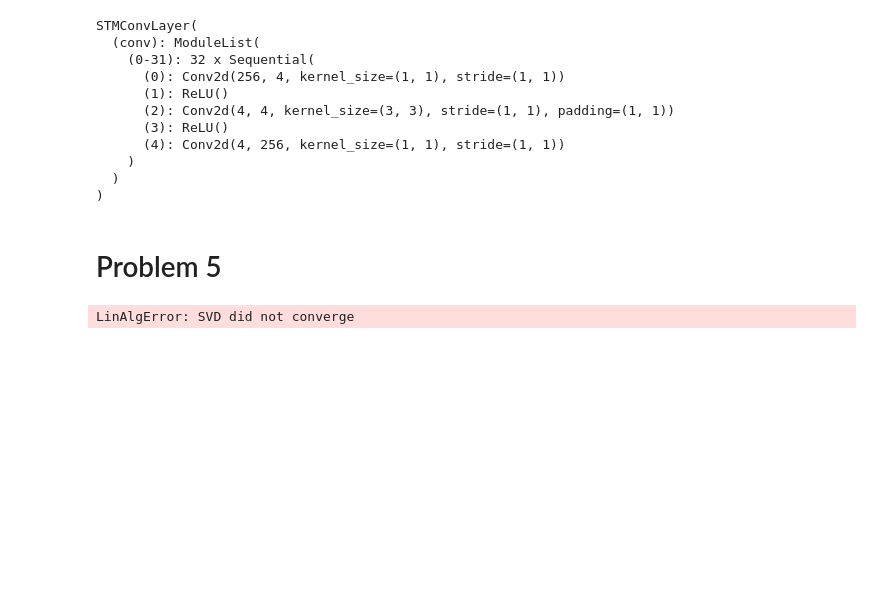
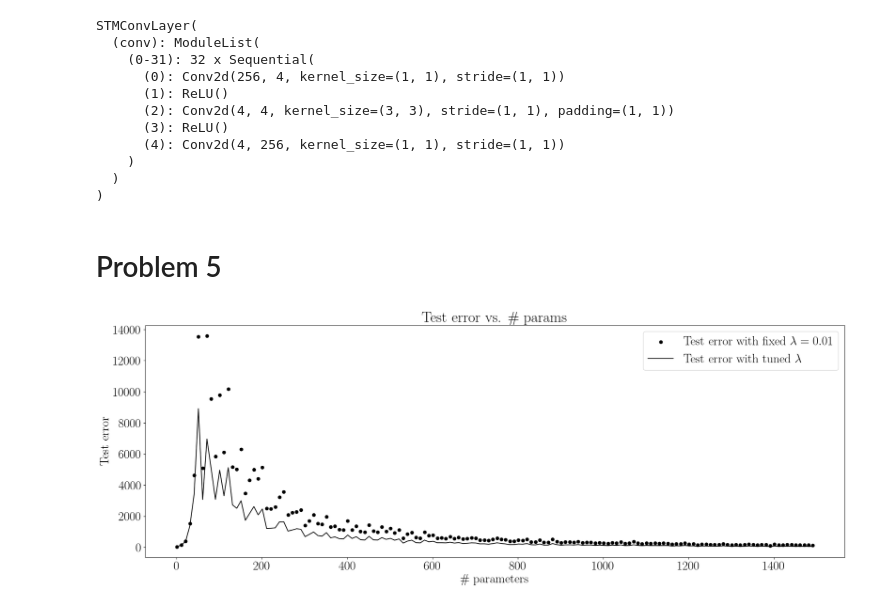
Before and after one commit to jmSNU/DNN, a Jupyter notebook: hw6/hw6.ipynb, the cells around one changed output. Drawn from its saved outputs; the diff is of its cells as text; code cells hidden in the pictures; blank space fills up the shorter version.

```diff
--- a/hw6/hw6.ipynb
+++ b/hw6/hw6.ipynb
@@ -105,38 +104,39 @@ for p in num_params :
     phi = Relu(X_train @ W.T)
     phi_val = Relu(X_val @ W.T)
     phi_test = Relu(X_test @ W.T)
-    lambda_opt = min(lambda_list, key = lambda lamb : np.linalg.norm(Y_val - phi_val @ np.linalg.pinv(phi_val.T @ phi_val + lamb * np.eye(p)) @ phi_val.T @ Y_val))
+    phi_gram = phi_val.T @ phi_val
+    lambda_opt = min(lambda_list, key = lambda lamb : np.linalg.norm(Y_val - phi_val @ np.linalg.pinv(phi_gram + lamb * np.eye(p)) @ phi_val.T @ Y_val))
 
-    theta_fixed = np.linalg.pinv(phi.T @ phi + 0.01 * np.eye(p)) @ phi.T @ Y_train
-    theta_opt = np.linalg.pinv(phi.T @ phi + lambda_opt * np.eye(p)) @ phi.T @ Y_train
+    theta_fixed = np.linalg.pinv(phi_gram + 0.01 * np.eye(p)) @ phi.T @ Y_train
+    theta_opt = np.linalg.pinv(phi_gram + lambda_opt * np.eye(p)) @ phi.T @ Y_train
 
     Y_test_pred_fixed = phi_test @ theta_fixed
     Y_test_pred_opt = phi_test @ theta_opt
 
-    errors_fixed_lambda.append(((Y_test-Y_test_pred_fixed)**2).mean())
-    errors_opt_lambda.append(((Y_test-Y_test_pred_opt)**2).mean())
+    errors_fixed_lambda.append(1/2*((Y_test-Y_test_pred_fixed)**2).sum() +0.01/2*np.linalg.norm(theta_fixed))
+    errors_opt_lambda.append(1/2*((Y_test-Y_test_pred_opt)**2).sum() + lambda_opt/2*np.linalg.norm(theta_fixed))
 """
 Step 3 : Plot the results
 """
 
 plt.figure(figsize = (24, 8))
 plt.rc('text', usetex = True)
 plt.rc('font', family = 'serif')
 plt.rc('font', size = 24)
 
 
 plt.scatter(num_params, errors_fixed_lambda, color = 'black',
             label = r"Test error with fixed $\lambda = 0.01$",
             )
 plt.legend()
 
 plt.plot(num_params, errors_opt_lambda, 'k', label = r"Test error with tuned $\lambda$")
 plt.legend()
 plt.xlabel(r'$\#$ parameters')
 plt.ylabel('Test error')
 plt.title(r'Test error vs. $\#$ params')
 
 plt.savefig('double_descent.png')
 plt.show()
 # %% [output]
-LinAlgError: SVD did not converge
+[figure, added]
```
Also changed, not shown: parts of 2 cells of this notebook, 1 other file.
